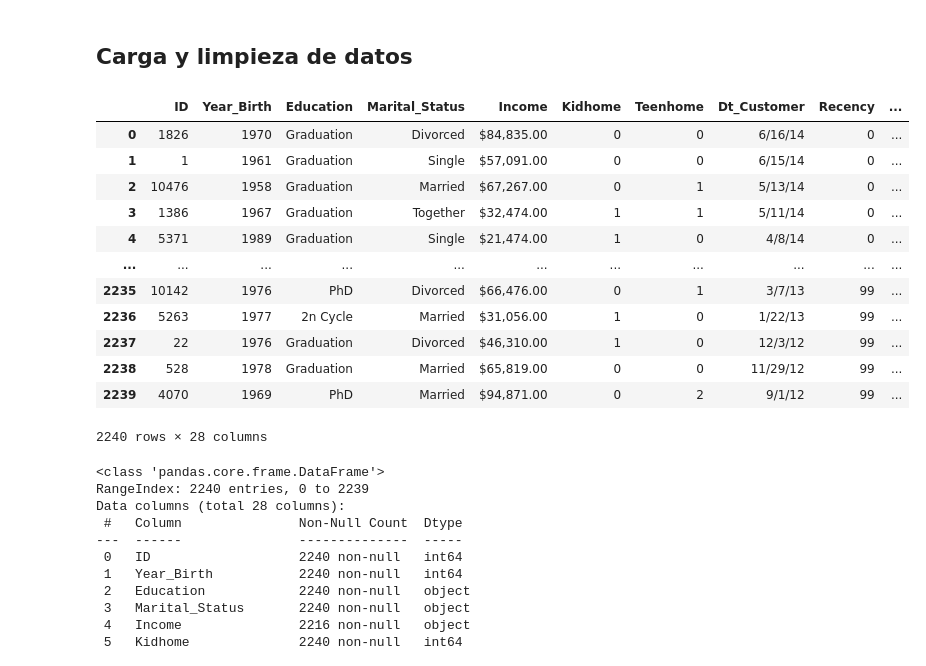
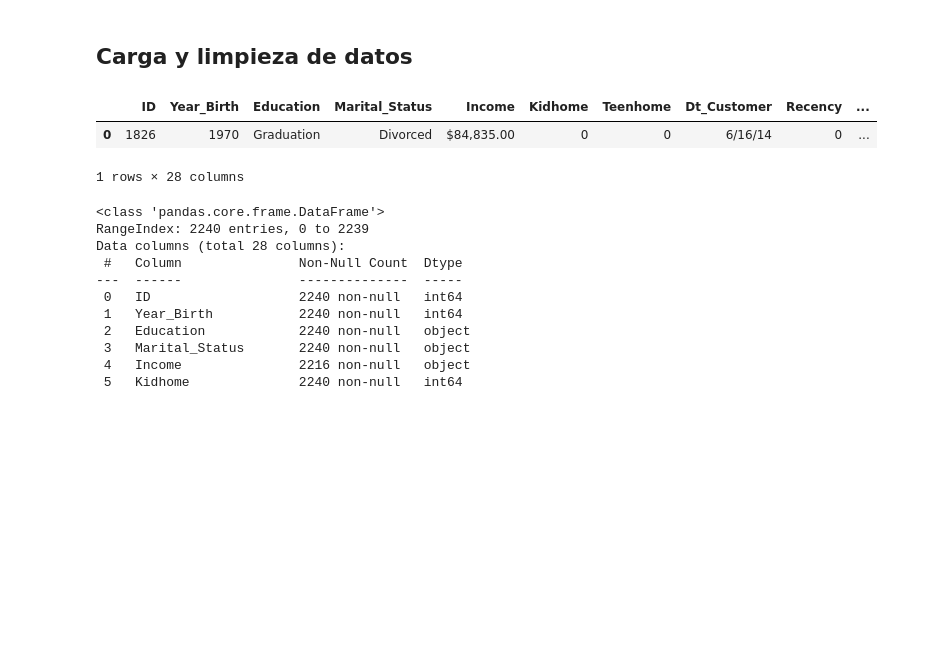
Before and after one commit to JohnyAngo/MasterBigData, a Jupyter notebook: Técnicas Avanzadas de Análisis de Datos/Actividad1/Activity1_Ango.ipynb, the cells around one changed output. Cells and saved outputs as stored; diff of their text form; code cells hidden in the pictures; blank space fills up the shorter version.

```diff
--- a/Técnicas Avanzadas de Análisis de Datos/Actividad1/Activity1_Ango.ipynb
+++ b/Técnicas Avanzadas de Análisis de Datos/Actividad1/Activity1_Ango.ipynb
@@ -64,21 +64,11 @@ from sklearn.preprocessing import PolynomialFeatures
 ## Carga y limpieza de datos
 # %%
 marketing_data = pd.read_csv("./marketing_data.csv") # cargamos fichero (le permitimos inferir automáticamente el tipo de datos en cada columna)
-marketing_data                                   # visualizamos 5 primeras filas
+marketing_data.head(1)                                  # visualizamos 5 primeras filas
 # %% [output]
 |  | ID | Year_Birth | Education | Marital_Status | Income | Kidhome | Teenhome | Dt_Customer | Recency | ... |
 | 0 | 1826 | 1970 | Graduation | Divorced | $84,835.00 | 0 | 0 | 6/16/14 | 0 | ... |
-| 1 | 1 | 1961 | Graduation | Single | $57,091.00 | 0 | 0 | 6/15/14 | 0 | ... |
-| 2 | 10476 | 1958 | Graduation | Married | $67,267.00 | 0 | 1 | 5/13/14 | 0 | ... |
-| 3 | 1386 | 1967 | Graduation | Together | $32,474.00 | 1 | 1 | 5/11/14 | 0 | ... |
-| 4 | 5371 | 1989 | Graduation | Single | $21,474.00 | 1 | 0 | 4/8/14 | 0 | ... |
-| ... | ... | ... | ... | ... | ... | ... | ... | ... | ... | ... |
-| 2235 | 10142 | 1976 | PhD | Divorced | $66,476.00 | 0 | 1 | 3/7/13 | 99 | ... |
-| 2236 | 5263 | 1977 | 2n Cycle | Married | $31,056.00 | 1 | 0 | 1/22/13 | 99 | ... |
-| 2237 | 22 | 1976 | Graduation | Divorced | $46,310.00 | 1 | 0 | 12/3/12 | 99 | ... |
-| 2238 | 528 | 1978 | Graduation | Married | $65,819.00 | 0 | 0 | 11/29/12 | 99 | ... |
-| 2239 | 4070 | 1969 | PhD | Married | $94,871.00 | 0 | 2 | 9/1/12 | 99 | ... |
-2240 rows × 28 columns
+1 rows × 28 columns
 # %%
 marketing_data.columns = marketing_data.columns.str.strip()
 marketing_data.info()
```
Also changed, not shown: parts of 8 cells of this notebook.
